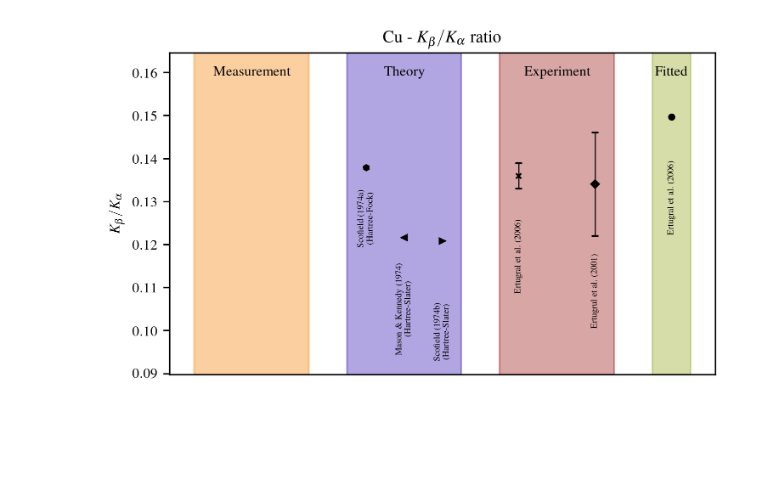
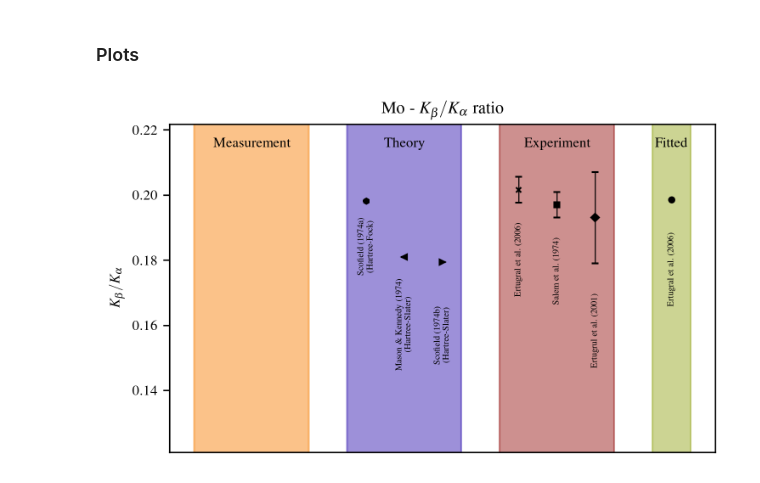
Before and after one commit to SirPhoenix007/IBA-Bonn, a Jupyter notebook: Study_2602_PIXEDetector/PIXE_Intensities.ipynb, the cells around one changed output. Drawn from its saved outputs; the diff is of its cells as text; code cells hidden in the pictures; blank space fills up the shorter version.

```diff
--- a/Study_2602_PIXEDetector/PIXE_Intensities.ipynb
+++ b/Study_2602_PIXEDetector/PIXE_Intensities.ipynb
@@ -104,21 +80,22 @@ def Kb1_Ka1_perElement(element:str, K_n:list, K_add:list, Kb1_Ka1:dict, Kb1_Ka1_
     plt.ylabel(r'$K_{\beta}/K_{\alpha}$')
 
     plt.ylim(0.6*np.max(data),1.1*np.max(data))
+    # plt.grid(axis='y', color='black', linestyle=':', linewidth=0.4, alpha=0.2, zorder=0)
     plt.xticks([])
 
-    plt.fill_between(x=[-0.1,0.5], y1=0, y2=1, color=color_schemes['c_light'][5], alpha=0.4, zorder=1)
-    plt.fill_between(x=[0.7,1.3], y1=0, y2=1, color=color_schemes['c_light'][0], alpha=0.4, zorder=1)
-    plt.fill_between(x=[1.5,2.1], y1=0, y2=1, color=color_schemes['c_light'][4], alpha=0.4, zorder=1)
-    plt.fill_between(x=[2.3,2.5], y1=0, y2=1, color=color_schemes['c_light'][2], alpha=0.4, zorder=1)
+    plt.fill_between(x=[-0.1,0.5], y1=0, y2=1, color=color_schemes['c_light'][5], alpha=0.5, zorder=1)
+    plt.fill_between(x=[0.7,1.3], y1=0, y2=1, color=color_schemes['c_light'][0], alpha=0.5, zorder=1)
+    plt.fill_between(x=[1.5,2.1], y1=0, y2=1, color=color_schemes['c_light'][4], alpha=0.5, zorder=1)
+    plt.fill_between(x=[2.3,2.5], y1=0, y2=1, color=color_schemes['c_light'][2], alpha=0.5, zorder=1)
 
-    plt.text(0.2, 1.07*np.max(data), 'Measurement', fontsize=8, color='black', ha='center', va='center')
-    plt.text(1.0, 1.07*np.max(data), 'Theory', fontsize=8, color='black', ha='center', va='center')
-    plt.text(1.8, 1.07*np.max(data), 'Experiment', fontsize=8, color='black', ha='center', va='center')
-    plt.text(2.4, 1.07*np.max(data), 'Fitted', fontsize=8, color='black', ha='center', va='center')
+    plt.text(0.2, 1.07*np.max(data), 'Measurement', fontsize=8, color='black', ha='center', va='center', zorder=2)
+    plt.text(1.0, 1.07*np.max(data), 'Theory', fontsize=8, color='black', ha='center', va='center', zorder=2)
+    plt.text(1.8, 1.07*np.max(data), 'Experiment', fontsize=8, color='black', ha='center', va='center', zorder=2)
+    plt.text(2.4, 1.07*np.max(data), 'Fitted', fontsize=8, color='black', ha='center', va='center', zorder=2)
 
     for i in range(len(data)):
         if (data[i] != -1):
-            plt.errorbar(x=K_x_index[i],y=data[i],yerr=errors[i],markersize=3,capsize=2,fmt='',lw=0,elinewidth=0.6,ecolor='black',color='black',marker=K_scatter[i])
+            plt.errorbar(x=K_x_index[i],y=data[i],yerr=errors[i],markersize=3,capsize=2,fmt='',lw=0,elinewidth=0.6,ecolor='black',color='black',marker=K_scatter[i], zorder=3)
 
             if (i == 0):
                 plt.text(1.6, data[0]-0.01, K_n[0], rotation=90, fontsize=5, color='black', ha='center', va='top')
@@ -147,0 +218,24 @@ def Kb1_Ka1_perElement(element:str, K_n:list, K_add:list, Kb1_Ka1:dict, Kb1_Ka1_
+# %%
+K_name = ['Ertugral et al. (2007)', 'Ertugral et al. (2007)', 'Scofield (1974a)', 'Scofield (1974b)', 'Mason \& Kennedy (1974)', 'Salem et al. (1974)', 'Ertugrul et al. (2001)', 'Set A (26.02.2026)', 'Set B (27.02.2026)', 'Set D (25.03.2026)']
+# K_additions = ['exp. values', 'fit. values', 'theo. values (Hartree-Fock)', 'theo. values (Hartree-Slater)', 'theo. values (Hartree-Slater)', 'exp. values', 'exp. values']
+K_additions = ['exp. values', 'fit. values', '(Hartree-Fock)', '(Hartree-Slater)', '(Hartree-Slater)', 'exp. values', 'exp. values', 'Amptek Mini-X', 'Amersham 2084', 'Amersham 2084']
+K_x_index = [1.6,2.4,0.8,1.0,1.2,1.8,2.0,0.0,0.2]
+K_scatter = ['x','o','h','<','>','s','D','^','v']
+Kb1_Ka1 = {'Mn':[0.1440,0.1293,0.1385,0.1195,0.1194,-1,0.131,-1,-1],
+           'Ni':[0.1330,0.1448,0.1401,0.1227,0.1221,0.135,0.135,-1,-1],
+           'Cu':[0.1359,0.1496,0.1379,0.1216,0.1208,-1,0.134,-1,-1],
+           'Rb':[0.1806,0.1824,0.1780,0.1600,0.1590,-1,0.171,-1,-1],
+           'Mo':[0.2016,0.1986,0.1981,0.1809,0.1794,0.197,0.193,-1,-1],
+           'Ag':[0.2096,0.2123,0.2130,0.1964,0.1944,-1,0.217,-1,-1],
+           'Ba':[0.2472,0.2323,0.2433,0.2273,0.2246,0.237,0.235,-1,-1],
+           'Tb':[0.2515,0.2494,0.2575,0.2435,0.2389,-1,0.259,-1,-1],
+           'Au':[0.2680,0.2783,0.2772,0.2646,0.2548,-1,-1,-1,-1]}
+Kb1_Ka1_err = {'Mn':[0.004,0,0,0,0,0,0.013,0,0],
+               'Ni':[0.003,0,0,0,0,0.135*0.02,0.012,0,0],
+               'Cu':[0.003,0,0,0,0,0,0.012,0,0],
+               'Rb':[0.007,0,0,0,0,0,0.015,0,0],
+               'Mo':[0.004,0,0,0,0,0.197*0.02,0.014,0,0],
+               'Ag':[0.004,0,0,0,0,0,0.015,0,0],
+               'Ba':[0.005,0,0,0,0,0.237*0.02,0.017,0,0],
+               'Tb':[0.007,0,0,0,0,0,0.021,0,0],
+               'Au':[0.005,0,0,0,0,0,0,0,0]}
@@ -148,6 +271,8 @@ def Kb1_Ka1_perElement(element:str, K_n:list, K_add:list, Kb1_Ka1:dict, Kb1_Ka1_
+# %% [markdown]
+### Plots
 # %%
-Kb1_Ka1_perElement('Cu', K_name, K_additions, Kb1_Ka1, Kb1_Ka1_err, K_scatter, K_x_index)
+Kb1_Ka1_perElement('Mo', K_name, K_additions, Kb1_Ka1, Kb1_Ka1_err, K_scatter, K_x_index)
 # for elem in Kb1_Ka1.keys():
 #     Kb1_Ka1_perElement(elem, K_name, K_additions, Kb1_Ka1, Kb1_Ka1_err, K_scatter, K_x_index)
 # %% [output]
-[figure, old version]
+[figure, new version]
```
Also changed, not shown: parts of 7 cells of this notebook, 8 other files.
